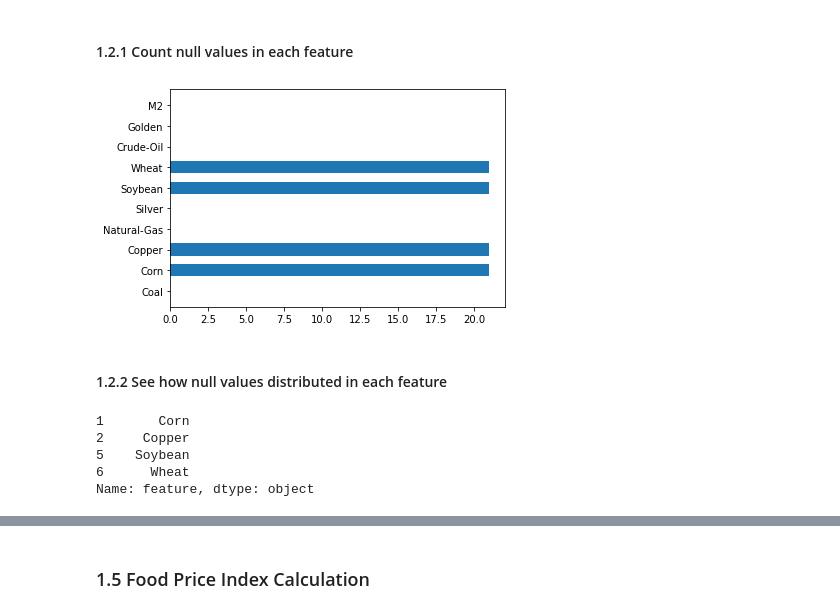
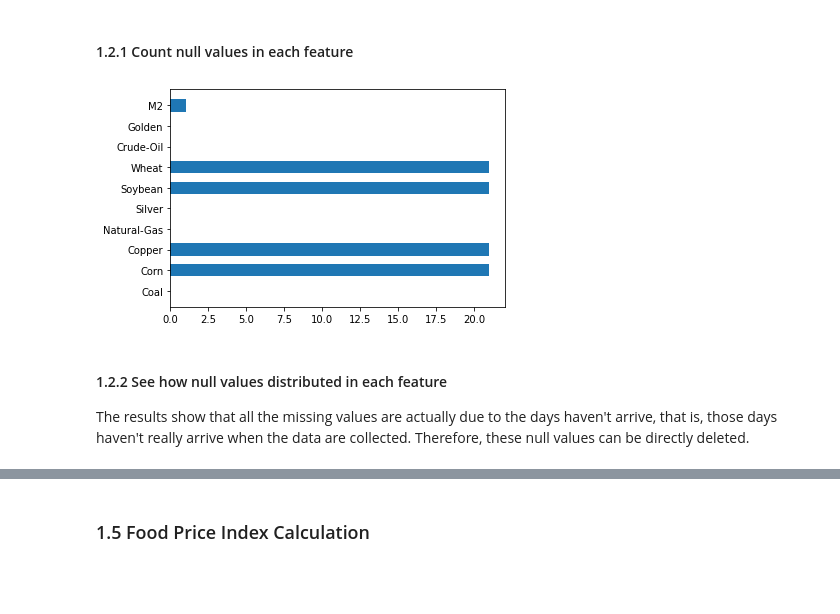
Before and after one commit to Shunian-Chen/AIPI510-Project, a Jupyter notebook: Food_price_prediction.ipynb, the cells around one changed output, grey strips where cells are left out. Saved outputs shown, nothing was run; the diff lists cells and outputs as text; code cells hidden in the pictures; blank space fills up the shorter version.

Commit message:
Combine Data

```diff
--- a/Food_price_prediction.ipynb
+++ b/Food_price_prediction.ipynb
@@ -49,8 +49,7 @@ for path in data_path:
   data.columns = ["Date", name]
 
   #transfer datetime
-  print(name)
-  data["Date"] = pd.to_datetime(data["date"])
+  data["Date"] = pd.to_datetime(data["Date"])
   data.set_index("Date", inplace = True)
 
   #store the data in a dictory
@@ -61,26 +59,25 @@ KeyError: ignored
+# %%
+m2 = data_list['M2'].shift(1)
+data_list["M2"] =data_list["M2"]  - m2
 # %% [markdown]
 ### 1.2 Null Value Processing
 # %% [markdown]
 #### 1.2.1 Count null values in each feature
 # %%
-#count null values in each dataframe
-null_values = {"feature":[], "No. null":[]}
-for key, value in data_list.items():
-  null_values["feature"].append(key)
-  null_values["No. null"].append(sum(value[key].isna()))
-null_values = pd.DataFrame.from_dict(null_values)
-#visualize null values
-ax = plt.barh(height = 0.6, width = null_values["No. null"], y = null_values["feature"])
+def count_null(data):
+  #count null values in each dataframe
+  null_values = {"feature":[], "No. null":[]}
+  for key, value in data.items():
+    null_values["feature"].append(key)
+    null_values["No. null"].append(sum(value[key].isna()))
+  null_values = pd.DataFrame.from_dict(null_values)
+  #visualize null values
+  ax = plt.barh(height = 0.6, width = null_values["No. null"], y = null_values["feature"])
+  return null_values
-# %% [output]
-[figure, removed]
-# %% [markdown]
-#### 1.2.2 See how null values distributed in each feature
-# %%
-nul_col = null_values[null_values['No. null'] != 0]["feature"]
-nul_col
-# %% [output]
-1       Corn
-2     Copper
-5    Soybean
-6      Wheat
-Name: feature, dtype: object
+# %%
+null_count = count_null(data_list)
+# %% [output]
+[figure, added]
+# %% [markdown]
+#### 1.2.2 See how null values distributed in each feature
+The results show that all the missing values are actually due to the days haven't arrive, that is, those days haven't really arrive when the data are collected. Therefore, these null values can be directly deleted.
```
Also changed, not shown: parts of 15 cells of this notebook.
